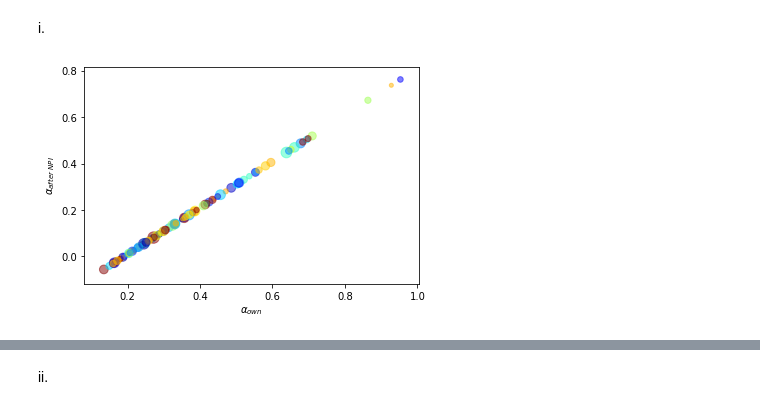
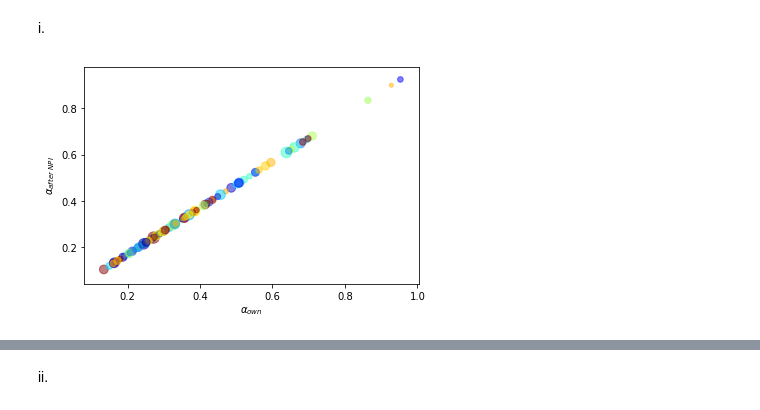
Before and after one commit to rtora/Monitoring-COVID-19-Infections-through-Wastewater-Surveillance, a Jupyter notebook: Part2.ipynb, the cells around one changed output, grey strips where cells are left out. Saved outputs shown, nothing was run; the diff lists cells and outputs as text; code cells hidden in the pictures.

```diff
--- a/Part2.ipynb
+++ b/Part2.ipynb
@@ -233,21 +233,21 @@ i.
 # %%
 def delta_a(alpha):
 
     ###### WRITE YOUR FUNCTION HERE
 
     '''
     check the value below I'm not sure how to calculate it
     '''
-
-    alpha_spend = sum(g_inv(alpha)-g_inv(alpha_predicted))
-    dif = abs(1000000 - alpha_spend)
+    alpha_after = alpha_predicted-alpha
+    money_total = g_inv(alpha_after)-g_inv(alpha_predicted)
+    dif = abs(1000000 - sum(money_total))
 
 
 
     return dif
 
 
-change_a = fmin(delta_a, 0.5, disp=False)
+change_a = fmin(delta_a, 0.1, disp=False)
 scatter_plot((alpha_predicted-change_a))
 # %% [output]
-[figure, old version]
+[figure, new version]
```
Also changed, not shown: parts of 6 cells of this notebook.
